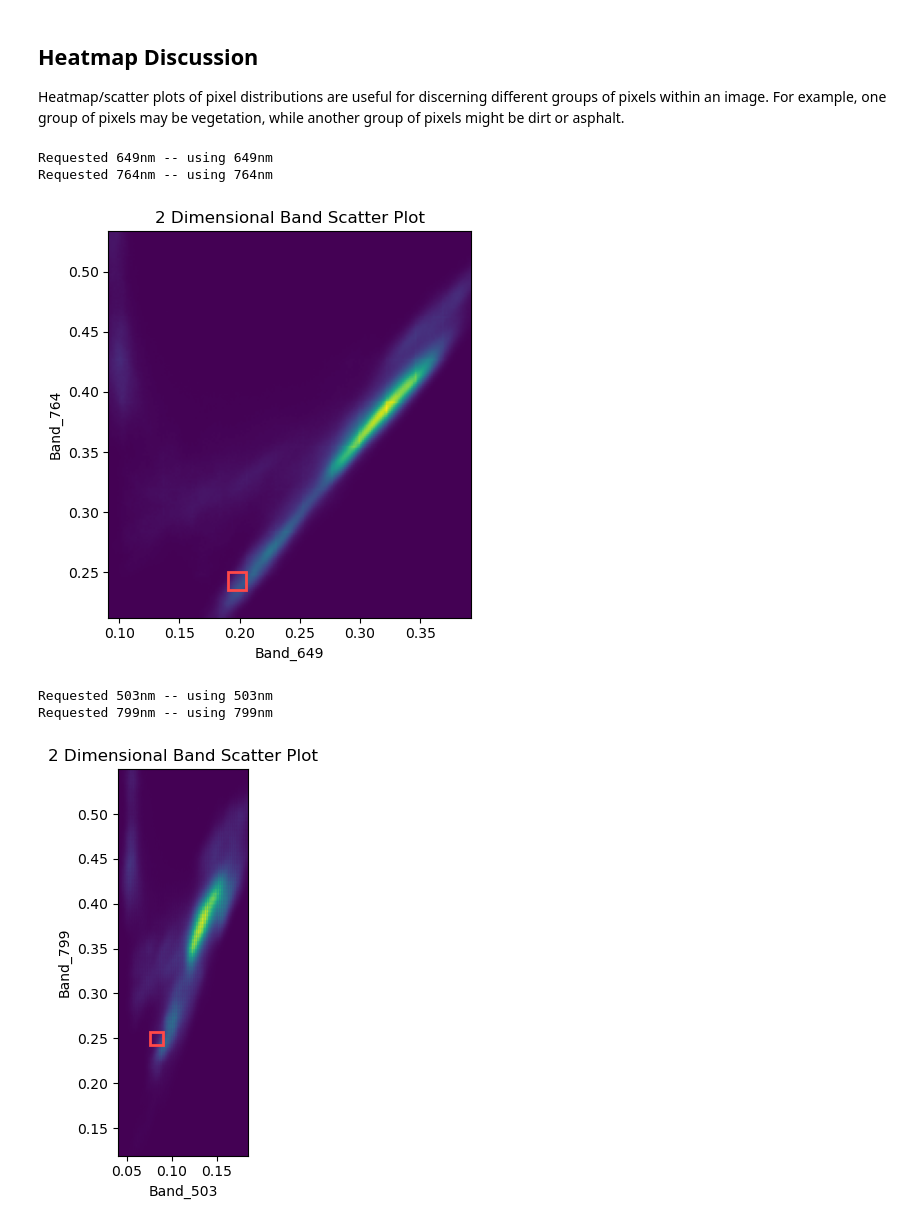
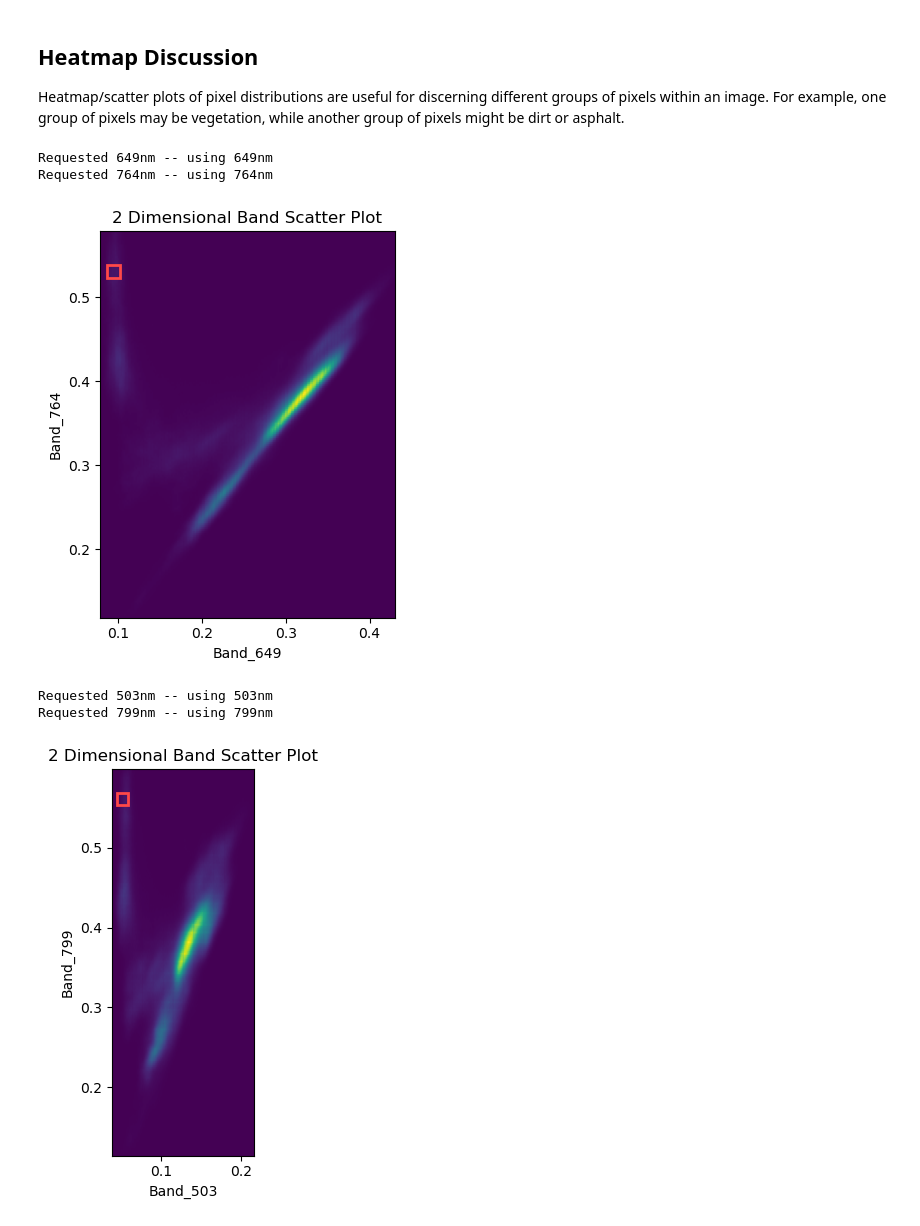
Before and after one commit to Nrevyw/wyvern-public-resources, a Jupyter notebook: tutorial-notebooks/visualizing-spectra/visualizing_spectra.ipynb, the cells around one changed output. Drawn from its saved outputs; the diff is of its cells as text; code cells hidden in the pictures.

Commit message:
DS-360: Updated Visualization Spectra notebook to pick vegetation pixel

```diff
--- a/tutorial-notebooks/visualizing-spectra/visualizing_spectra.ipynb
+++ b/tutorial-notebooks/visualizing-spectra/visualizing_spectra.ipynb
@@ -156,7 +156,7 @@ def get_band(wavelength_nm: int, return_index: bool = False):
 # Spectral Curve Plot
 # %%
 # To plot a spectral curve, we first need to pick a pixel in the image to plot!
-PIXEL_ROW, PIXEL_COL = 1600, 1900  # Point on image to plot, feel free to change!
+PIXEL_ROW, PIXEL_COL = 1450, 1800  # Point on image to plot, feel free to change!
 
 pixel_spectra = image_arr[:, PIXEL_ROW, PIXEL_COL]  # Grabbing pixel from image array
 
@@ -236,40 +238,40 @@ band_y = band_y[valid]
 # It allows us to plot a "heatmap" of where points lie between two bands.
 # We use percentiles to set the plot visualization range. This just
 # keeps a few very bright or very dark pixels from stretching the axes
-x_min, x_max = np.percentile(band_x, [1, 99])
-y_min, y_max = np.percentile(band_y, [1, 99])
+x_min, x_max = np.percentile(band_x, [0.01, 99.9])
+y_min, y_max = np.percentile(band_y, [0.01, 99.9])
 
 heatmap, xedges, yedges = np.histogram2d(
     band_x, band_y, bins=200, range=[[x_min, x_max], [y_min, y_max]]
 )
 extent = [xedges[0], xedges[-1], yedges[0], yedges[-1]]
 
 # We then can plot our heatmap!
 fig, ax = plt.subplots(1, 1)
 ax.imshow(heatmap.T, extent=extent, origin="lower", cmap="viridis")
 plt.xlabel(band_descriptions[X_IDX])
 plt.ylabel(band_descriptions[Y_IDX])
 
 # Since we highlighted where our selected pixel was on the image in the above spectral plot, let's
 # also highlight where the pixel lies in our scatter plot!
 box_size = 0.015
 pixel_rect = Rectangle(
     (pixel_spectra[X_IDX] - box_size / 2, pixel_spectra[Y_IDX] - box_size / 2),
     box_size,
     box_size,
     linewidth=2,
     edgecolor="#ff4848",
     facecolor="none",
 )
 ax.add_patch(pixel_rect)
 
 plt.title("2 Dimensional Band Scatter Plot")
 plt.tight_layout()
 plt.show()
 # %% [output]
 Requested 649nm -- using 649nm
 Requested 764nm -- using 764nm
-[figure, old version]
+[figure, new version]
 # %%
 # Let's now do our first and last bands!
 band_x, X_IDX = get_band(503, return_index=True)
@@ -289,8 +291,8 @@ band_y = band_y[valid]
 # It allows us to plot a "heatmap" of where points lie between two bands.
 # We use percentiles to set the plot visualization range. This just
 # keeps a few very bright or very dark pixels from stretching the axes
-x_min, x_max = np.percentile(band_x, [0.02, 99])
-y_min, y_max = np.percentile(band_y, [0.02, 99])
+x_min, x_max = np.percentile(band_x, [0.01, 99.9])
+y_min, y_max = np.percentile(band_y, [0.01, 99.9])
 
 heatmap, xedges, yedges = np.histogram2d(
     band_x, band_y, bins=200, range=[[x_min, x_max], [y_min, y_max]]
@@ -322,7 +324,7 @@ plt.show()
 # %% [output]
 Requested 503nm -- using 503nm
 Requested 799nm -- using 799nm
-[figure, old version]
+[figure, new version]
 # %% [markdown]
 As-generated these plots do not tell us much on their own. In both plots we can see a tight, bright cluster of pixels, this is the dirt/sand around the irrigated fields. The Y-axis in both plots represents a near-infrared band, while the X-axis represents a visible band. Vegetation generally has high near-infrared reflectance and lower visible reflectance, which produces the fainter diagonal spread of pixels extending away from that cluster toward higher Y (and lower X) values. We can see some distinct groups within that spread (feel free to zoom the plot in to this area!), these could correspond to different crop types, growth stages, or vegetation conditions. How cool!
 
```
Also changed, not shown: parts of 3 cells of this notebook.
